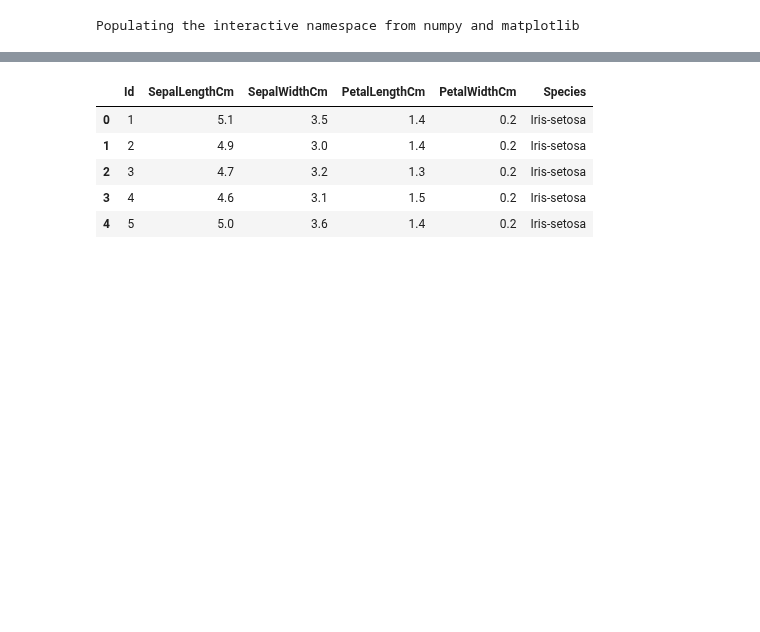
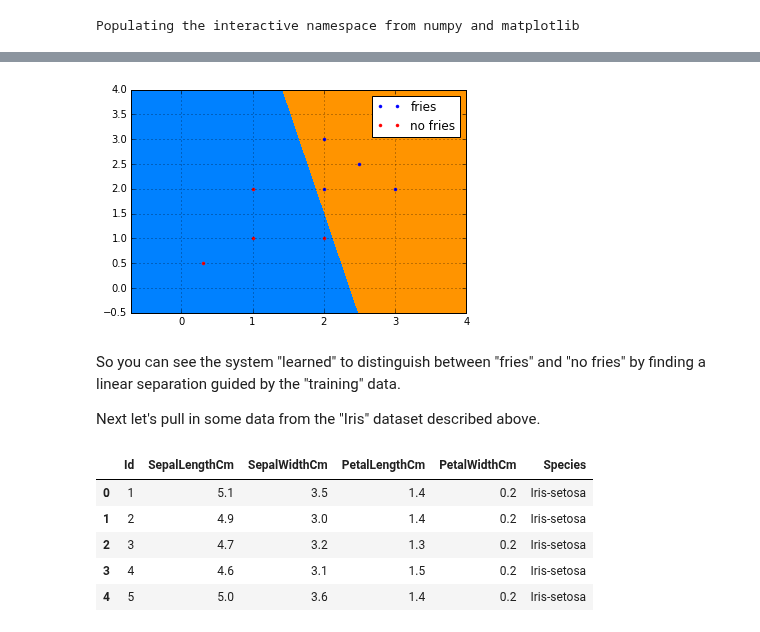
Before and after one commit to sspickle/sci-comp-notebooks, a Jupyter notebook: P12-MachineLearning.ipynb, the cells around one changed output, grey strips where cells are left out. Cells and saved outputs as stored; diff of their text form; code cells hidden in the pictures; blank space fills up the shorter version.

```diff
--- a/P12-MachineLearning.ipynb
+++ b/P12-MachineLearning.ipynb
@@ -13 +167,19 @@ import pandas as pd
+# %%
+xx,yy = meshgrid(linspace(min(x[:,1])-1,max(x[:,1]+1),100),
+                 linspace(min(x[:,2])-1,max(x[:,2]+1),100))
+
+z=w[0]+xx*w[1] + yy*w[2]
+
+contourf(xx,yy,z,levels=[-10,0,+10])
+
+plot(x[ix_fries,1],x[ix_fries,2],'b.',label="fries")
+plot(x[ix_no_fries,1],x[ix_no_fries,2],'r.',label="no fries")
+legend()
+grid()
+# %% [output]
+[figure, added]
+# %% [markdown]
+So you can see the system "learned" to distinguish between "fries" and "no fries" by finding a linear separation guided by the "training" data.
+
+Next let's pull in some data from the "Iris" dataset described above.
 # %%
```
Also changed, not shown: parts of 19 cells of this notebook.
